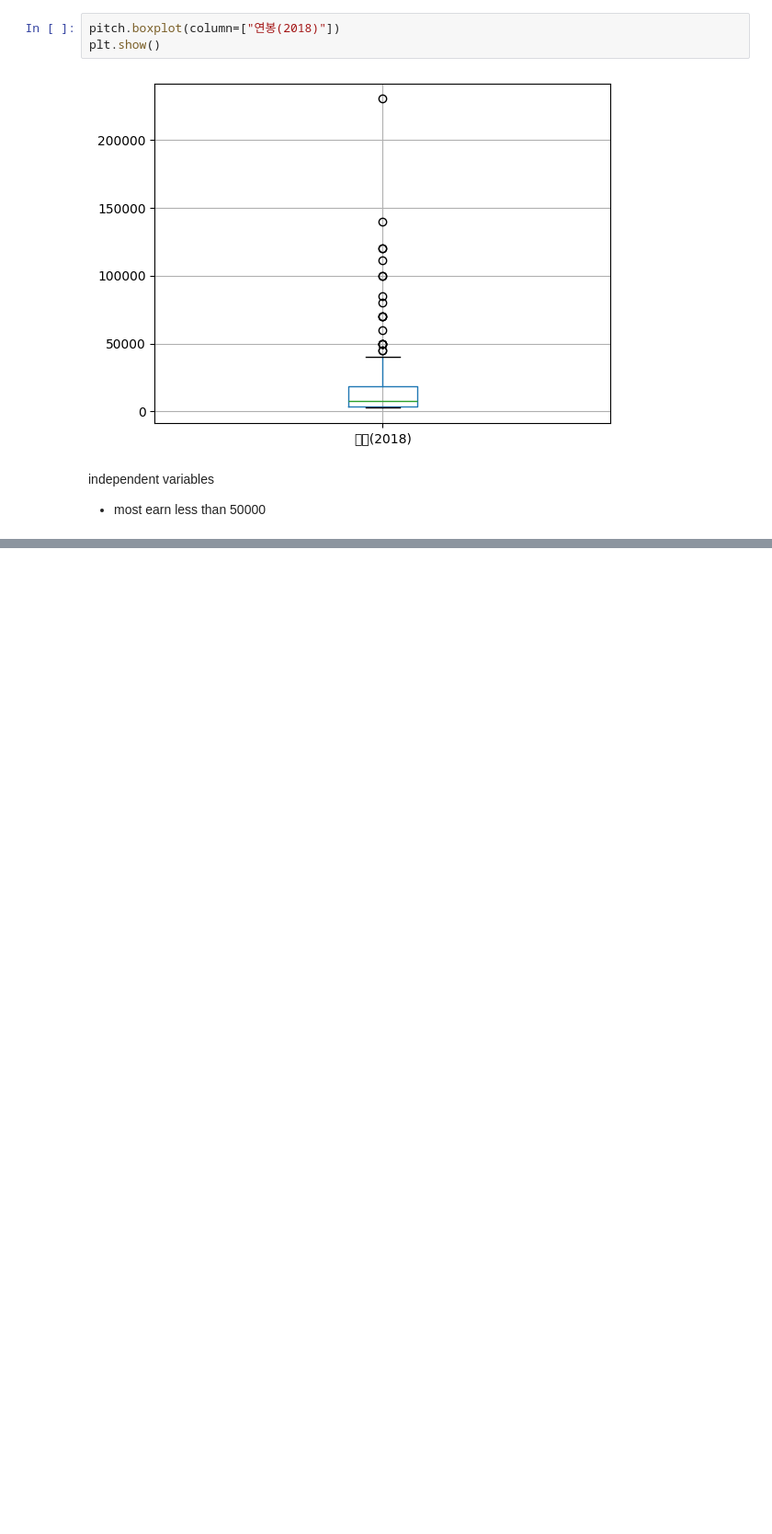
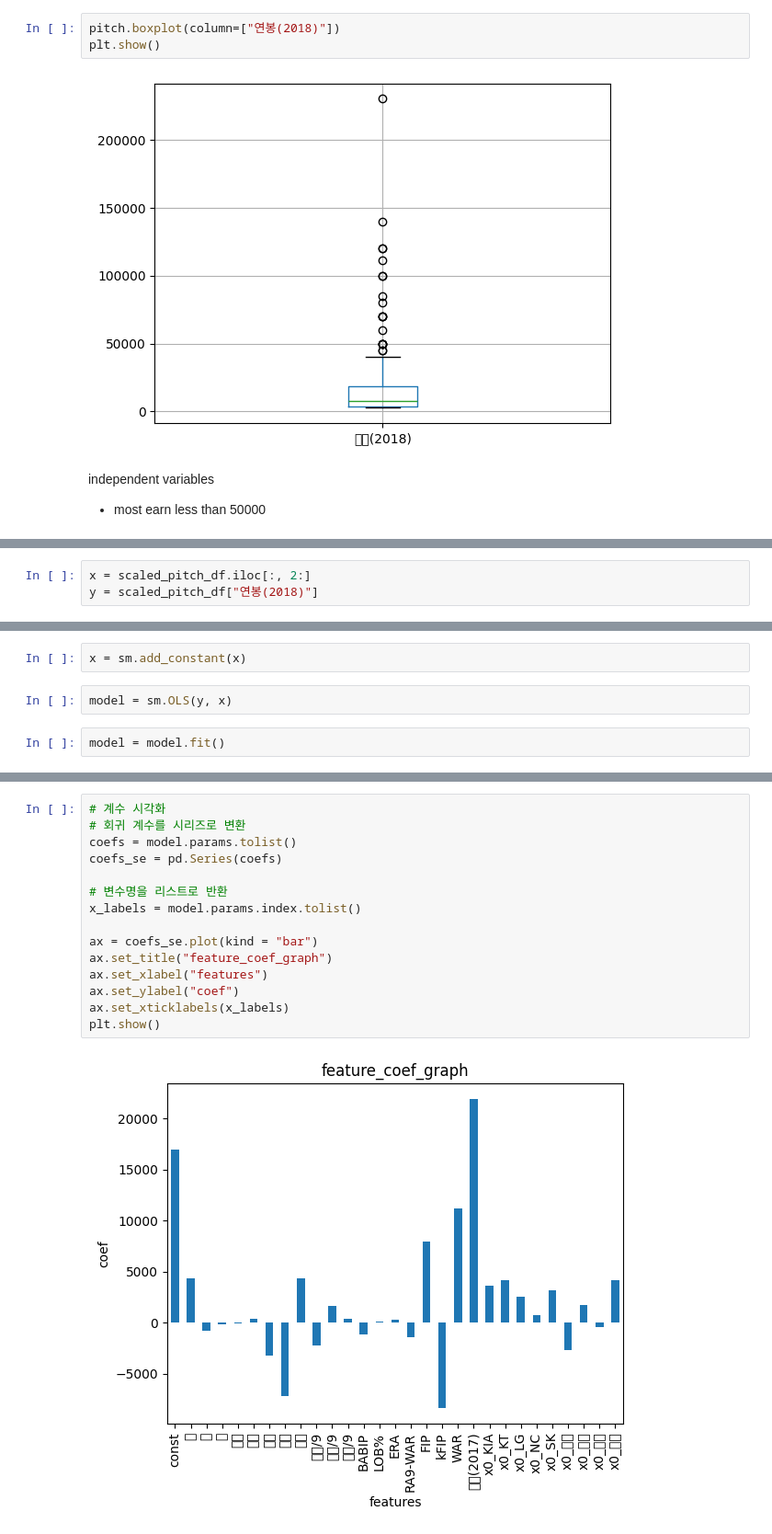
Before and after one commit to joannamooon/Learning-to-Machine-Learn, a Jupyter notebook: Linear Regression/baseball.ipynb, the cells around one changed output, grey strips where cells are left out. Shown at 92% size. Saved outputs shown, nothing was run; the diff lists cells and outputs as text; blank space fills up the shorter version.

```diff
--- a/Linear Regression/baseball.ipynb
+++ b/Linear Regression/baseball.ipynb
@@ -86,0 +241,3 @@ for i in range(len(vis_pitch.columns)):
+# %%
+x = scaled_pitch_df.iloc[:, 2:]
+y = scaled_pitch_df["연봉(2018)"]
@@ -86,0 +299,6 @@ for i in range(len(vis_pitch.columns)):
+# %%
+x = sm.add_constant(x)
+# %%
+model = sm.OLS(y, x)
+# %%
+model = model.fit()
@@ -86,0 +346,17 @@ for i in range(len(vis_pitch.columns)):
+# %%
+# 계수 시각화
+# 회귀 계수를 시리즈로 변환
+coefs = model.params.tolist()
+coefs_se = pd.Series(coefs)
+
+# 변수명을 리스트로 반환
+x_labels = model.params.index.tolist()
+
+ax = coefs_se.plot(kind = "bar")
+ax.set_title("feature_coef_graph")
+ax.set_xlabel("features")
+ax.set_ylabel("coef")
+ax.set_xticklabels(x_labels)
+plt.show()
+# %% [output]
+[figure, added]
```
Also changed, not shown: parts of 52 cells of this notebook, 2 other files.
